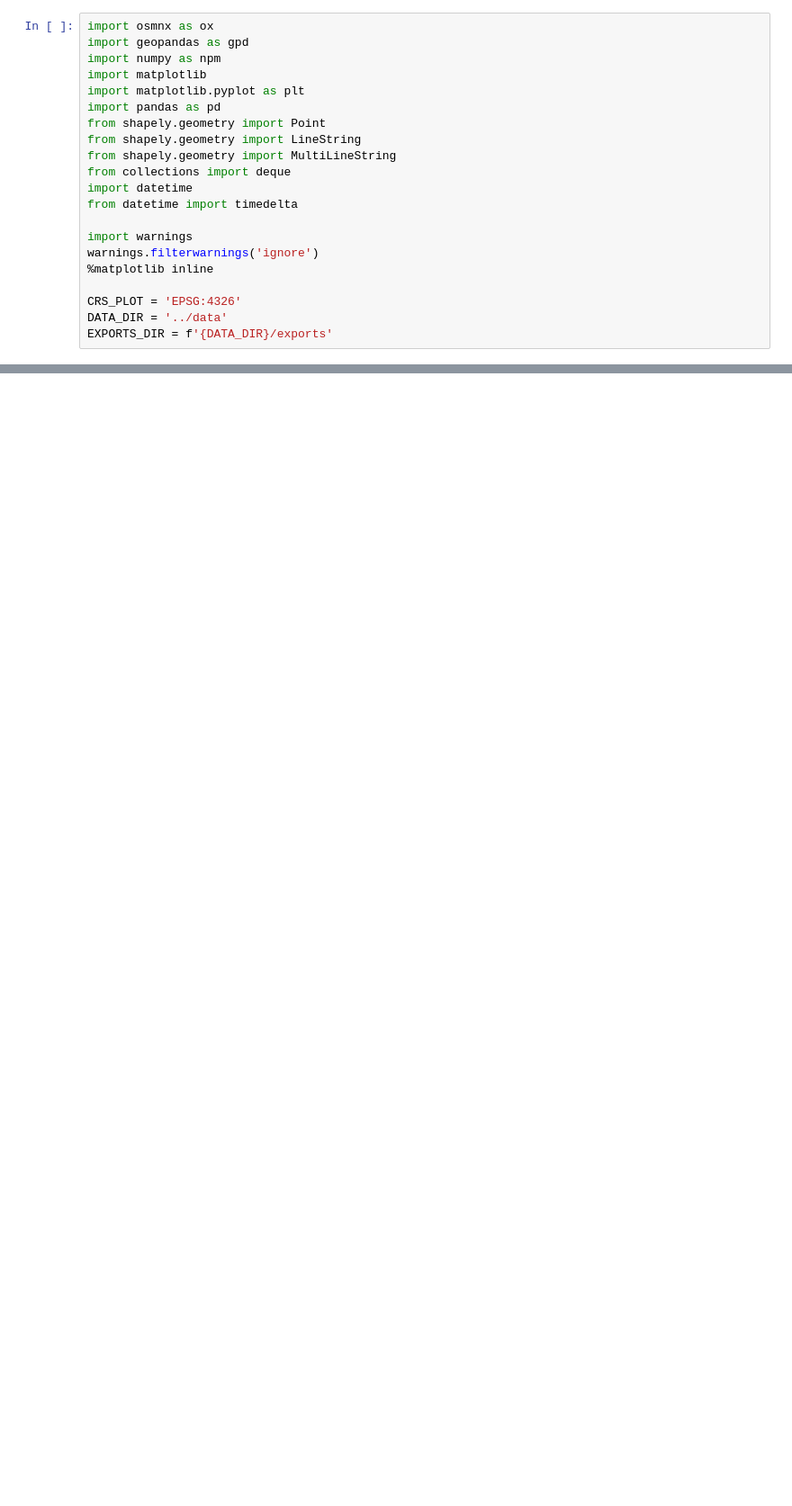
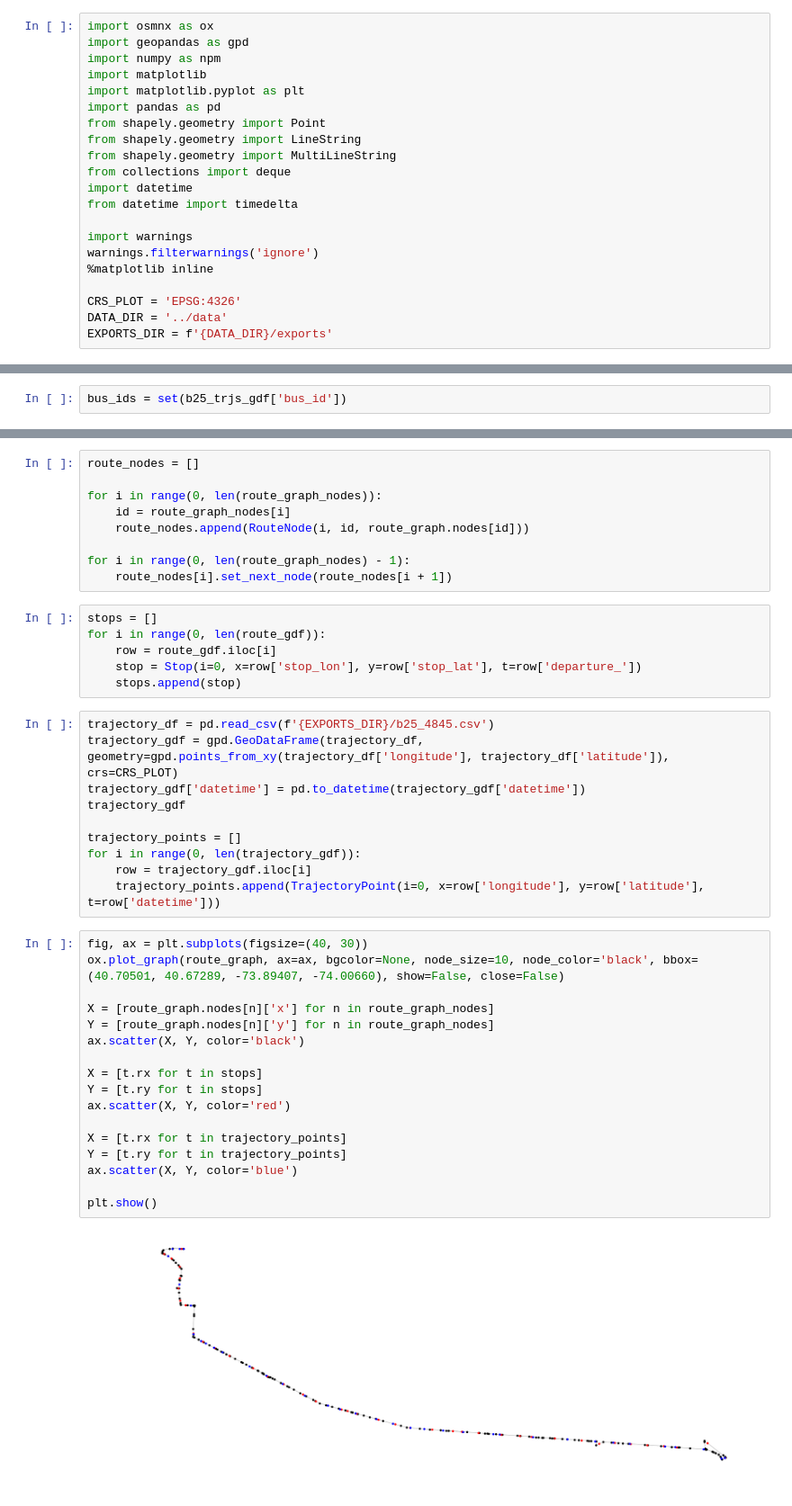
Before and after one commit to cpcarey/nyu-cusp-mlc-bus, a Jupyter notebook: notebooks/match_trajectory_to_timetable.ipynb, the cells around one changed output, grey strips where cells are left out. Shown at 90% size. Drawn from its saved outputs; the diff is of its cells as text; blank space fills up the shorter version.

Commit message:
Streamline trajectory to timetable matching.

```diff
--- a/notebooks/match_trajectory_to_timetable.ipynb
+++ b/notebooks/match_trajectory_to_timetable.ipynb
@@ -46,0 +26,2 @@ b25_paths_gdf
+# %%
+bus_ids = set(b25_trjs_gdf['bus_id'])
@@ -46,0 +156,44 @@ b25_paths_gdf
+# %%
+route_nodes = []
+
+for i in range(0, len(route_graph_nodes)):
+    id = route_graph_nodes[i]
+    route_nodes.append(RouteNode(i, id, route_graph.nodes[id]))
+
+for i in range(0, len(route_graph_nodes) - 1):
+    route_nodes[i].set_next_node(route_nodes[i + 1])
+# %%
+stops = []
+for i in range(0, len(route_gdf)):
+    row = route_gdf.iloc[i]
+    stop = Stop(i=0, x=row['stop_lon'], y=row['stop_lat'], t=row['departure_'])
+    stops.append(stop)
+# %%
+trajectory_df = pd.read_csv(f'{EXPORTS_DIR}/b25_4845.csv')
+trajectory_gdf = gpd.GeoDataFrame(trajectory_df, geometry=gpd.points_from_xy(trajectory_df['longitude'], trajectory_df['latitude']), crs=CRS_PLOT)
+trajectory_gdf['datetime'] = pd.to_datetime(trajectory_gdf['datetime'])
+trajectory_gdf
+
+trajectory_points = []
+for i in range(0, len(trajectory_gdf)):
+    row = trajectory_gdf.iloc[i]
+    trajectory_points.append(TrajectoryPoint(i=0, x=row['longitude'], y=row['latitude'], t=row['datetime']))
+# %%
+fig, ax = plt.subplots(figsize=(40, 30))
+ox.plot_graph(route_graph, ax=ax, bgcolor=None, node_size=10, node_color='black', bbox=(40.70501, 40.67289, -73.89407, -74.00660), show=False, close=False)
+
+X = [route_graph.nodes[n]['x'] for n in route_graph_nodes]
+Y = [route_graph.nodes[n]['y'] for n in route_graph_nodes]
+ax.scatter(X, Y, color='black')
+
+X = [t.rx for t in stops]
+Y = [t.ry for t in stops]
+ax.scatter(X, Y, color='red')
+
+X = [t.rx for t in trajectory_points]
+Y = [t.ry for t in trajectory_points]
+ax.scatter(X, Y, color='blue')
+
+plt.show()
+# %% [output]
+[figure, added]
```
Also changed, not shown: parts of 16 cells of this notebook, 2 other files.
